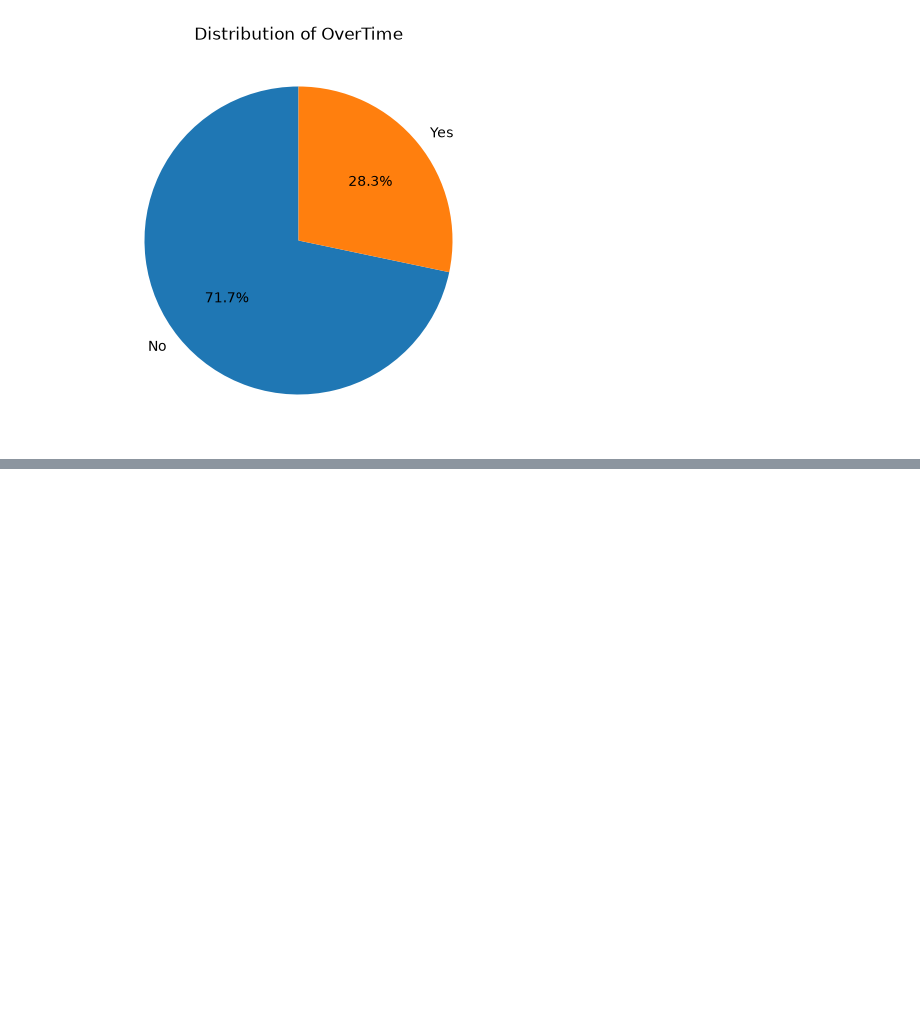
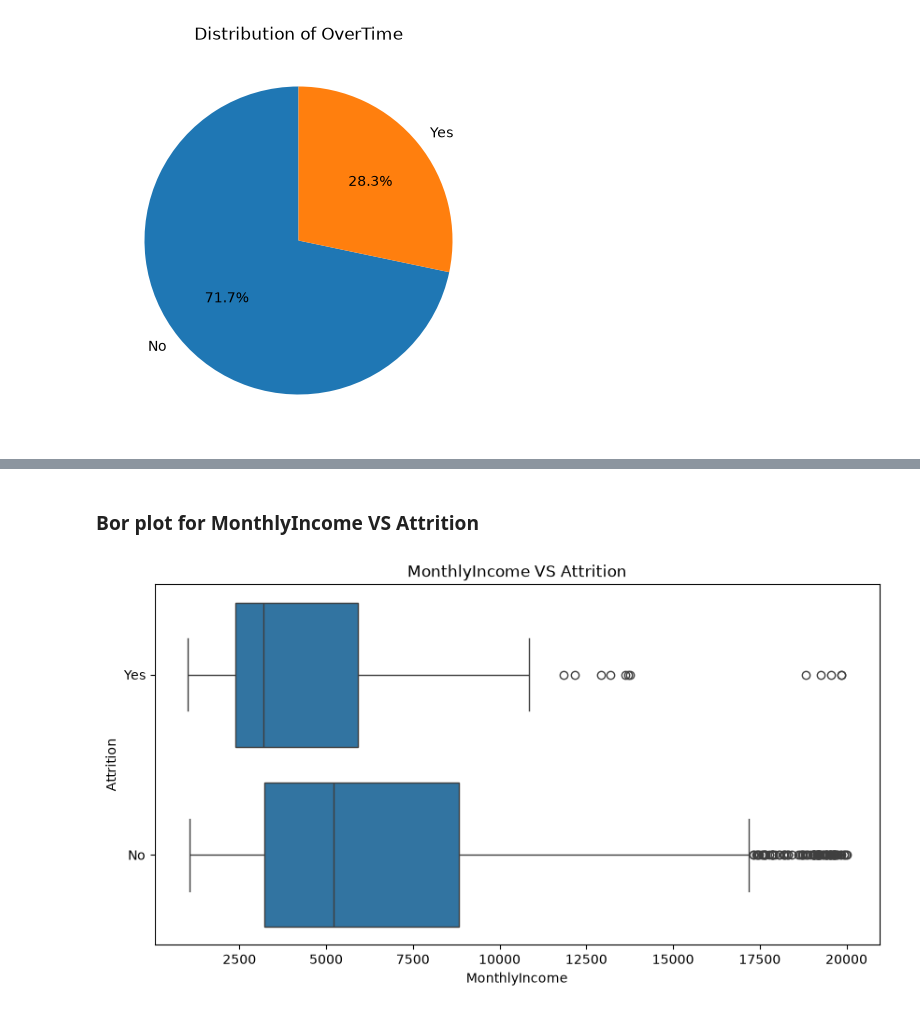
Before and after one commit to subash28-web/HR-Employee-Attrition-Analytics, a Jupyter notebook: HR_Employee_Attrition_Analytics.ipynb, the cells around one changed output, grey strips where cells are left out. Saved outputs shown, nothing was run; the diff lists cells and outputs as text; code cells hidden in the pictures; blank space fills up the shorter version.

```diff
--- a/HR_Employee_Attrition_Analytics.ipynb
+++ b/HR_Employee_Attrition_Analytics.ipynb
@@ -518,0 +514,11 @@ df
+# %% [markdown]
+### Bor plot for MonthlyIncome VS Attrition
+# %%
+plt.figure(figsize=(10,5))
+sns.boxplot(data=df,x='MonthlyIncome',y='Attrition')
+plt.xlabel('MonthlyIncome')
+plt.ylabel('Attrition')
+plt.title('MonthlyIncome VS Attrition')
+plt.show()
+# %% [output]
+[figure, added]
```
Also changed, not shown: parts of 40 cells of this notebook.
